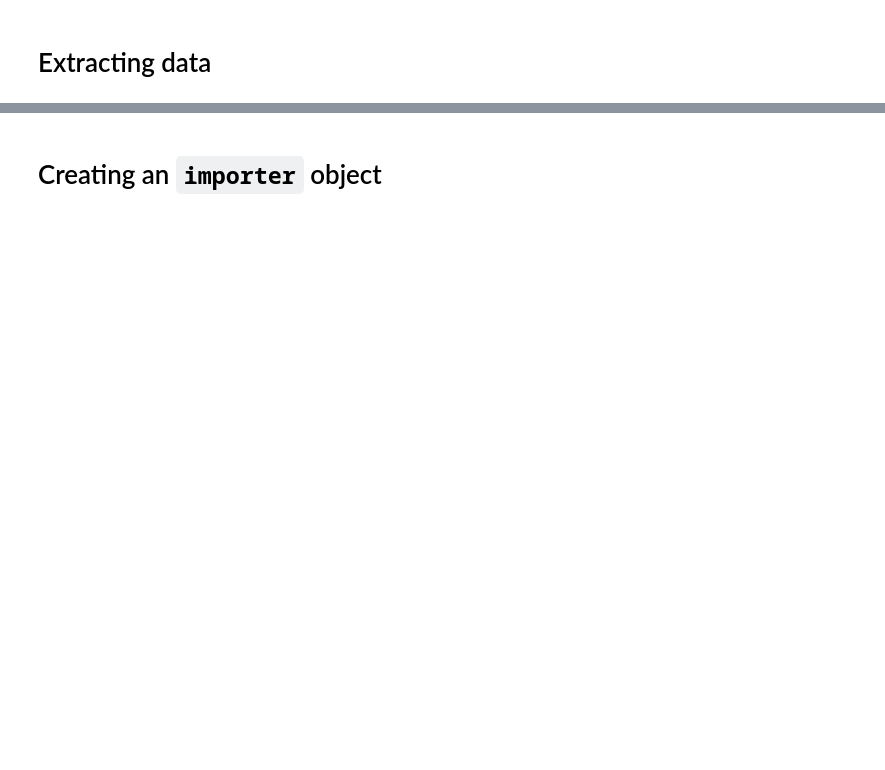
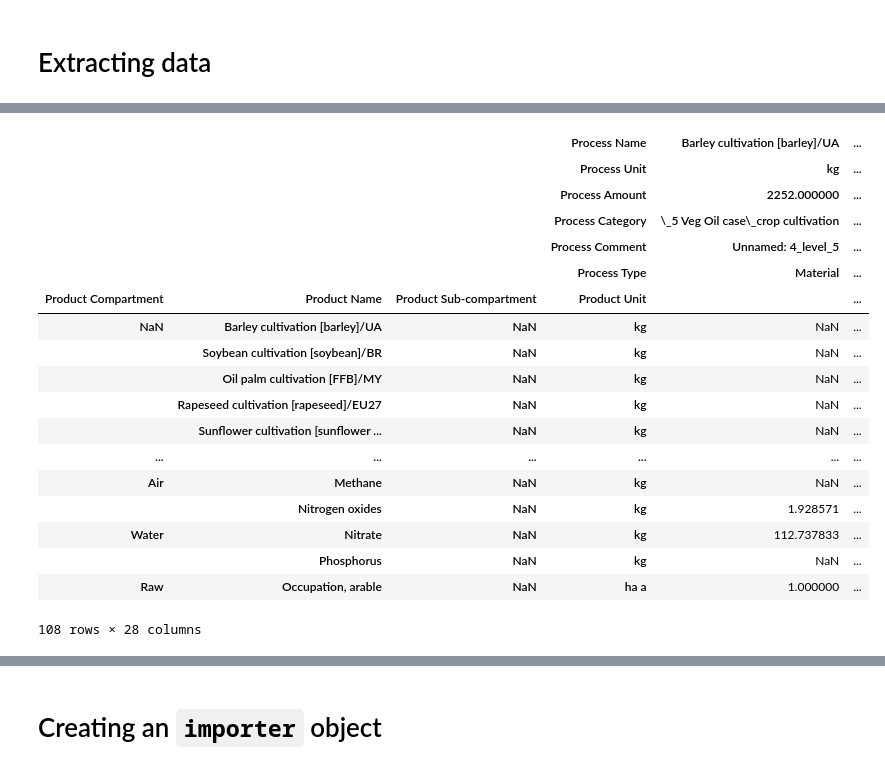
Before and after one commit to cmutel/regionalized-lca-examples, a Jupyter notebook: exiobase-oil-crops/1 - Setup foreground database.ipynb, the cells around one changed output, grey strips where cells are left out. Drawn from its saved outputs; the diff is of its cells as text; code cells hidden in the pictures; blank space fills up the shorter version.

```diff
--- a/exiobase-oil-crops/1 - Setup foreground database.ipynb
+++ b/exiobase-oil-crops/1 - Setup foreground database.ipynb
@@ -132,0 +42,26 @@ fi[-1]
+# %%
+# rename column levels, drop empty level
+df.index.names = ["Product Compartment", "Product Name", "Product Sub-compartment", "Product Unit"]
+df.columns.names = ["Process Name", "Process Unit", "Process Amount", "Delete", "Process Category", "Process Comment", "Process Type"]
+df.columns = df.columns.droplevel("Delete")
+df
+# %% [output]
+|  |  |  | Process Name | Barley cultivation [barley]/UA | ... |
+|  |  |  | Process Unit | kg | ... |
+|  |  |  | Process Amount | 2252.000000 | ... |
+|  |  |  | Process Category | \_5 Veg Oil case\_crop cultivation | ... |
+|  |  |  | Process Comment | Unnamed: 4_level_5 | ... |
+|  |  |  | Process Type | Material | ... |
+| Product Compartment | Product Name | Product Sub-compartment | Product Unit |  | ... |
+| NaN | Barley cultivation [barley]/UA | NaN | kg | NaN | ... |
+|  | Soybean cultivation [soybean]/BR | NaN | kg | NaN | ... |
+|  | Oil palm cultivation [FFB]/MY | NaN | kg | NaN | ... |
+|  | Rapeseed cultivation [rapeseed]/EU27 | NaN | kg | NaN | ... |
+|  | Sunflower cultivation [sunflower ... | NaN | kg | NaN | ... |
+| ... | ... | ... | ... | ... | ... |
+| Air | Methane | NaN | kg | NaN | ... |
+|  | Nitrogen oxides | NaN | kg | 1.928571 | ... |
+| Water | Nitrate | NaN | kg | 112.737833 | ... |
+|  | Phosphorus | NaN | kg | NaN | ... |
+| Raw | Occupation, arable | NaN | ha a | 1.000000 | ... |
+108 rows × 28 columns
```
Also changed, not shown: parts of 107 cells of this notebook, 2 other files.
